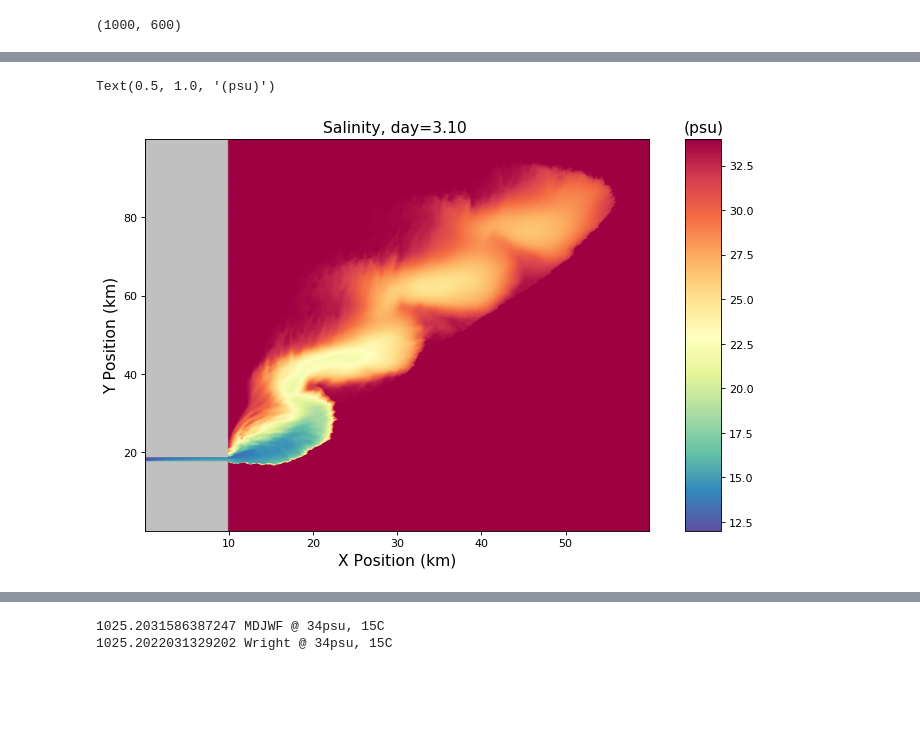
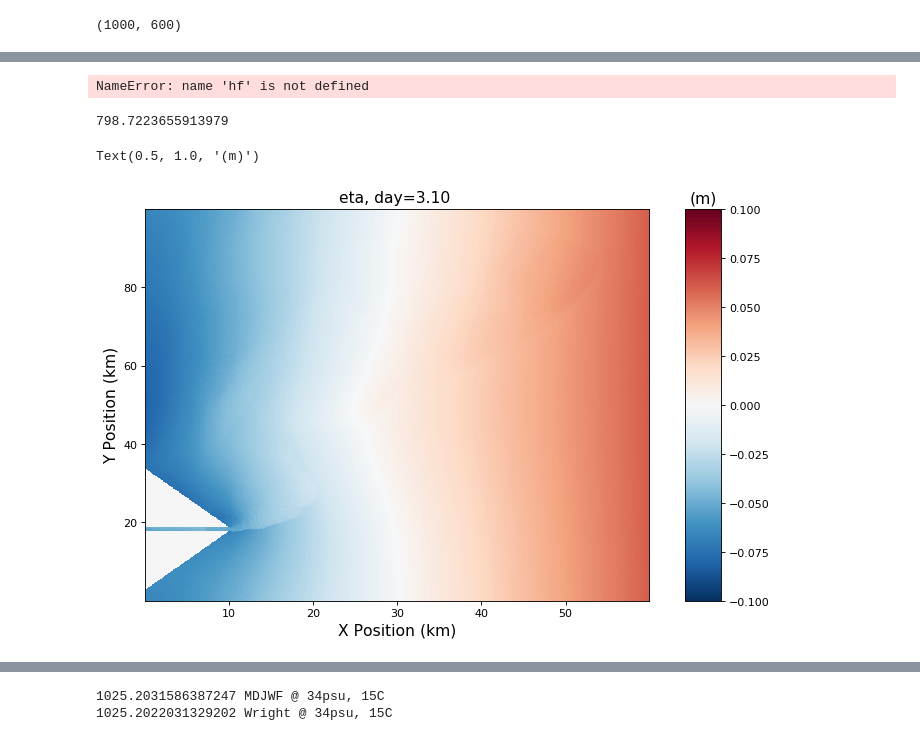
Before and after one commit to ElizabethYankovsky/MITgcm_codes, a Jupyter notebook: Plume_analysis/Analysis.ipynb, the cells around one changed output, grey strips where cells are left out. Cells and saved outputs as stored; diff of their text form; code cells hidden in the pictures; blank space fills up the shorter version.

```diff
--- a/Plume_analysis/Analysis.ipynb
+++ b/Plume_analysis/Analysis.ipynb
@@ -15,10 +15,16 @@ import matplotlib
 matplotlib.rcParams['animation.embed_limit'] =10000000000000000000000000.0
 import cmocean
 # %%
+%cd /work/eay/MITgcm_data/Experiment32/
+%ls
+grid = nc.Dataset('grid.nc')
+depth = (grid.variables['Depth'][:])
+#depth[0,:]
 file0 = nc.Dataset('Temp.nc')
 file1 = nc.Dataset('Salt.nc')
 file2 = nc.Dataset('U.nc')
 file3 = nc.Dataset('V.nc')
+file4 = nc.Dataset('Eta.nc')
 NX = 600
 NY = 1000
 NZ = 120
@@ -34,4 +40,6 @@ yqmat=np.tile(yq,(NX,1))
 yqmat=np.transpose(yqmat)
 print(yqmat.shape)
 print(xqmat.shape)
+
+%cd /work/eay/MITgcm_data/
 # %% [output]
@@ -46,23 +143,50 @@ mask.shape
+# %%
+hf[(mask==0)]=np.nan
+hf_alongshore = np.nansum(hf*100,axis=0)
+hf_alongshore.shape
+fig = plt.figure(figsize=(5, 5), dpi= 300, facecolor='w', edgecolor='k')
+ax1 = fig.add_axes([0.15,0.1,0.7,0.7])  #left pos. bottom pos. width, height #ax1 = fig.add_subplot(111)
+
+
+ax1.plot(xq/1000,hf_alongshore,color='#B53737')
+ax1.set_title('day %04.2f (5 discharge cycles) ' %(index/48.), fontsize=14)
+ax1.set_xlabel('$x$ [km]',fontsize=14)
+ax1.set_ylabel('$\int\int h_f \;dy\; dz$ [m$^2$]',fontsize=14)
+ax1.set_xlim([0,60]);ax1.set_ylim([0,6000])
+ax1.text(23, 300, '$(\int\int\int h_f \;dx\;dy\;dz)/T=796.2 $m$^3$', fontsize=10,color='#B53737')
+plt.grid()
+# %% [output]
+NameError: name 'hf' is not defined
+# %%
+integral = np.nansum(hf_alongshore*100)
+integral/(267840-44640)
+# %% [output]
+798.7223655913979
 # %%
-#Plotting surface salinity
-index = 149
-Salt = file1.variables['S'][index,0,:,:]
-Salt[mask==0]=1e10
+#Plotting eta
+
+index=149
+Eta = file4.variables['Eta'][index,:,:]; #Salt[newmask==0]=np.nan
+
+
+
 fig = plt.figure(figsize=(9, 7), dpi= 80, facecolor='w', edgecolor='k')
 ax1 = fig.add_axes([0.15,0.1,0.7,0.7])  #left pos. bottom pos. width, height #ax1 = fig.add_subplot(111)
 ax2 = fig.add_axes([.9, 0.1, 0.05, 0.7])
 
-#quad1 = ax1.pcolormesh(xq/1000,yq/1000,Salt,cmap='cubehelix_r',vmin=12.,vmax=34.,shading='gouraud')
-quad1 = ax1.pcolormesh(xq/1000,yq/1000,Salt,cmap='Spectral_r',vmin=12.,vmax=34.,shading='gouraud')
-quad1.cmap.set_over('silver')
+
+quad1 = ax1.pcolormesh(xq/1000,yq/1000,Eta,cmap='RdBu_r',vmin=-.1,vmax=.1)
+#quad1.cmap.set_under('silver')
+#quad1.cmap.set_over(quad1.cmap(1.))
+
 #ax1.set_xlim(0,30)
-ax1.set_title('Salinity, day=%04.2f ' %(149/48.), fontsize=14)
+ax1.set_title('eta, day=%04.2f ' %(index/48.), fontsize=14)
 ax1.set_facecolor((0.92, 0.92, 0.92))
 ax1.set_xlabel('X Position (km)',fontsize=14)
 ax1.set_ylabel('Y Position (km)',fontsize=14)
 cb1 = fig.colorbar(quad1,ax2)
-plt.title('(psu)', fontsize=14)
+plt.title('(m)', fontsize=14)
 # %% [output]
-Text(0.5, 1.0, '(psu)')
+Text(0.5, 1.0, '(m)')
-[figure, old version]
+[figure, new version]
 # %%
```
Also changed, not shown: parts of 8 cells of this notebook, 13 other files.
